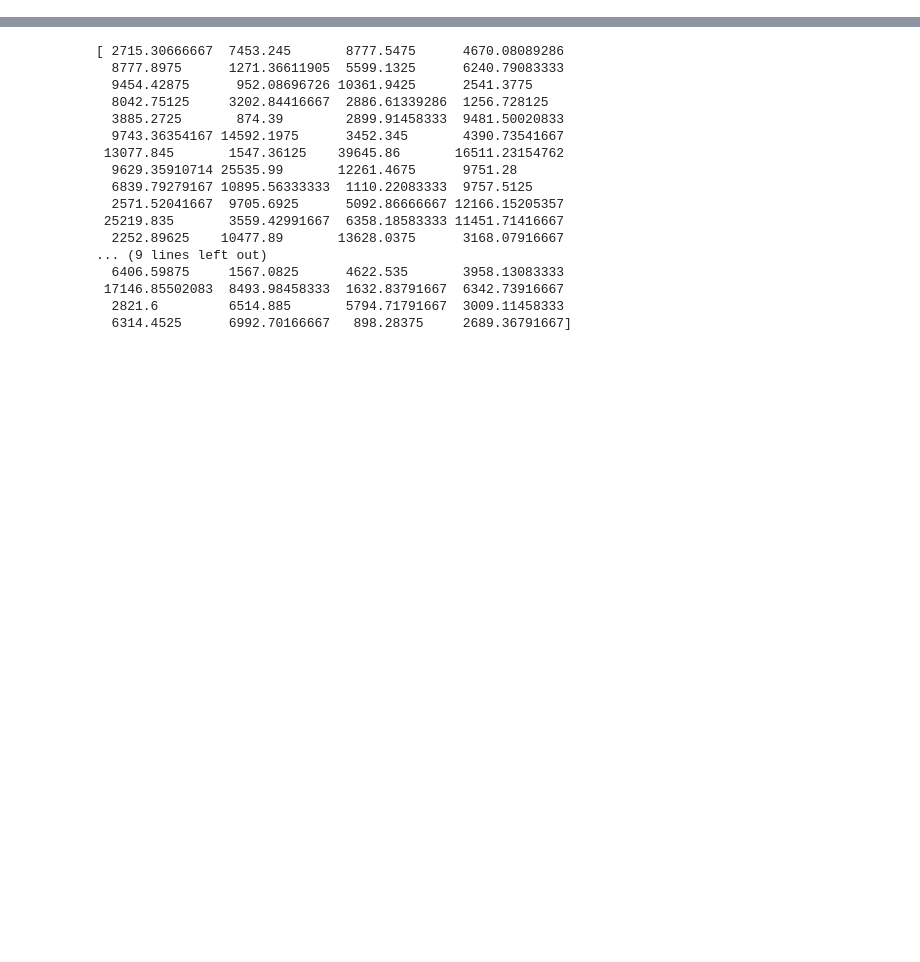
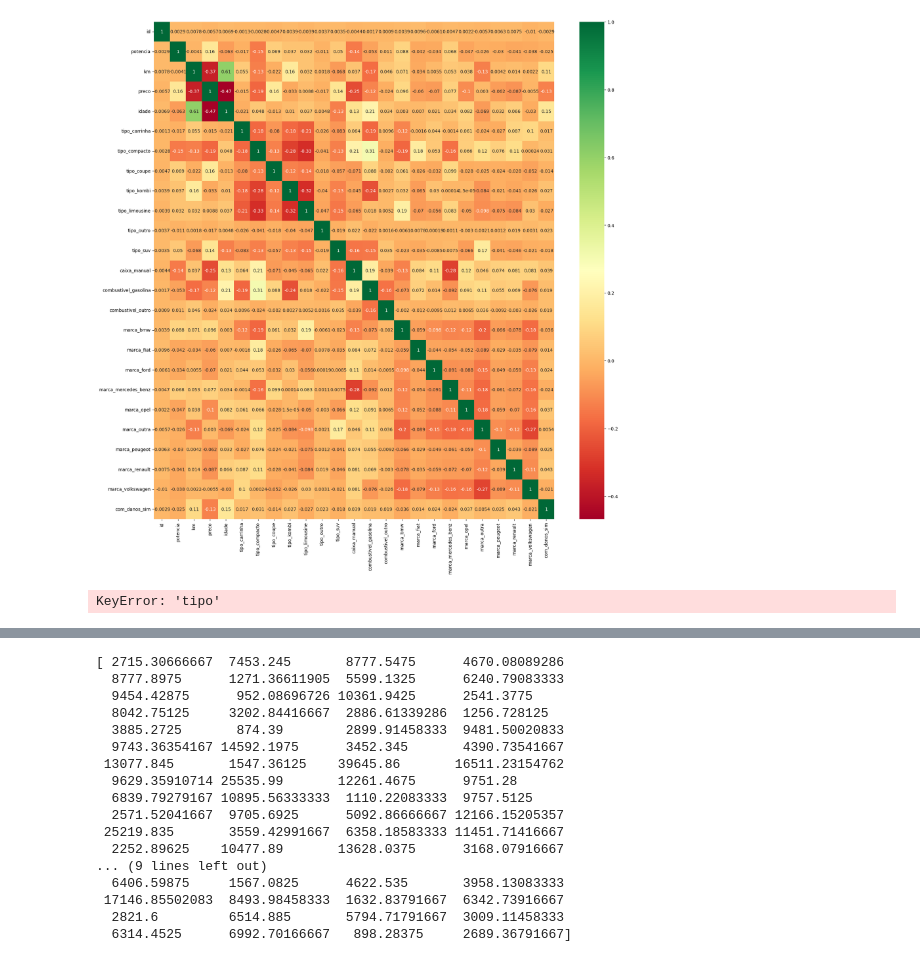
Before and after one commit to Juskocode/AutoPricePredict-AI-Driven-Used-Car-Valuation, a Jupyter notebook: source/RandomForestML.ipynb, the cells around one changed output, grey strips where cells are left out. Cells and saved outputs as stored; diff of their text form; code cells hidden in the pictures; blank space fills up the shorter version.

```diff
--- a/source/RandomForestML.ipynb
+++ b/source/RandomForestML.ipynb
@@ -59,0 +57,3 @@ data.head()
+# %%
+data.drop(['ano_registo'],axis = 1,inplace = True)
+#drops the column labelled as "year" and doesnt return a copy as inplace = true. and axis = 1 represents columns
@@ -59,0 +83,4 @@ data.head()
+# %%
+data = pd.get_dummies(data, drop_first = True)
+#removes multiple columns of the dataset as some column contain the same
+#information because the original column could assume a binary value.
@@ -59,0 +134,36 @@ data.head()
+# %%
+import seaborn as sns
+#get correlations of each features in dataset
+corrmat = data.corr(method='pearson')
+top_corr_features = corrmat.index
+plt.figure(figsize=(20,20))
+#plot heat map of the corerlation of the features
+g=sns.heatmap(data[top_corr_features].corr(method='pearson'),annot=True,cmap="RdYlGn")
+#annot = true will write the data in each cell.
+#cmap sets the color of the maps
+# %% [output]
+[figure, added]
+# %%
+# Prepare the data map the necessary parameters
+# Mapping for 'tipo'
+'''
+tipo_mapping = {'limousine': 0, 'coupe': 1, 'compacto': 2, 'kombi': 3, 'carrinha': 4, 'cabrio': 5, 'suv': 6, 'outro': 7}
+data['tipo'] = data['tipo'].map(tipo_mapping)
+
+# Mapping for 'caixa'
+caixa_mapping = {'manual': 0, 'automatica': 1}
+data['caixa'] = data['caixa'].map(caixa_mapping)
+
+# Mapping for 'com_danos'
+com_danos_mapping = {'nao': 0, 'sim': 1}
+data['com_danos'] = data['com_danos'].map(com_danos_mapping)
+
+# Mapping for 'combustivel'
+combustivel_mapping = {'gasolina': 0, 'diesel': 1, 'outro': 2}
+data['combustivel'] = data['combustivel'].map(combustivel_mapping)
+
+# Mapping for 'marca' (assuming 'marca' has too many unique values)
+marca_mapping = {marca: i for i, marca in enumerate(data['marca'].unique())}
+data['marca'] = data['marca'].map(marca_mapping)'''
+# %% [output]
+KeyError: 'tipo'
```
Also changed, not shown: parts of 43 cells of this notebook.
